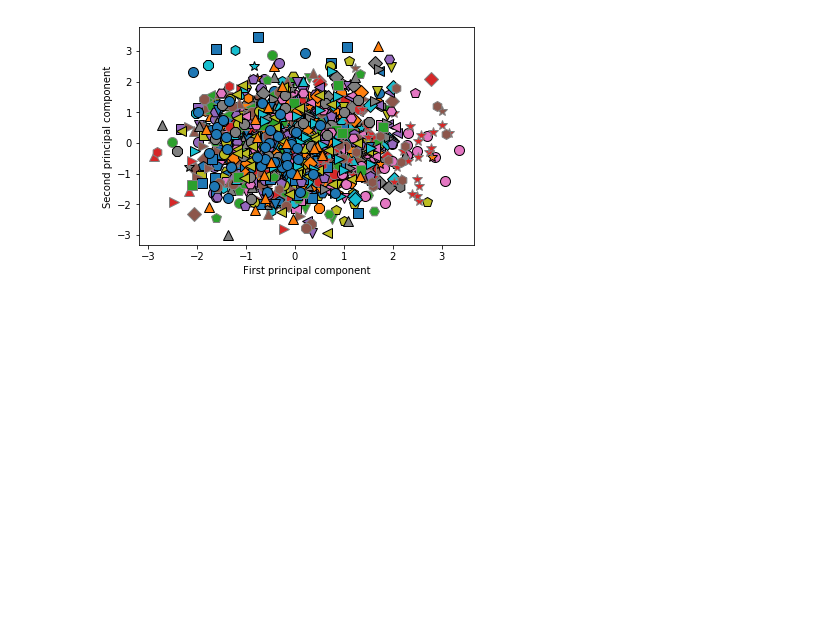
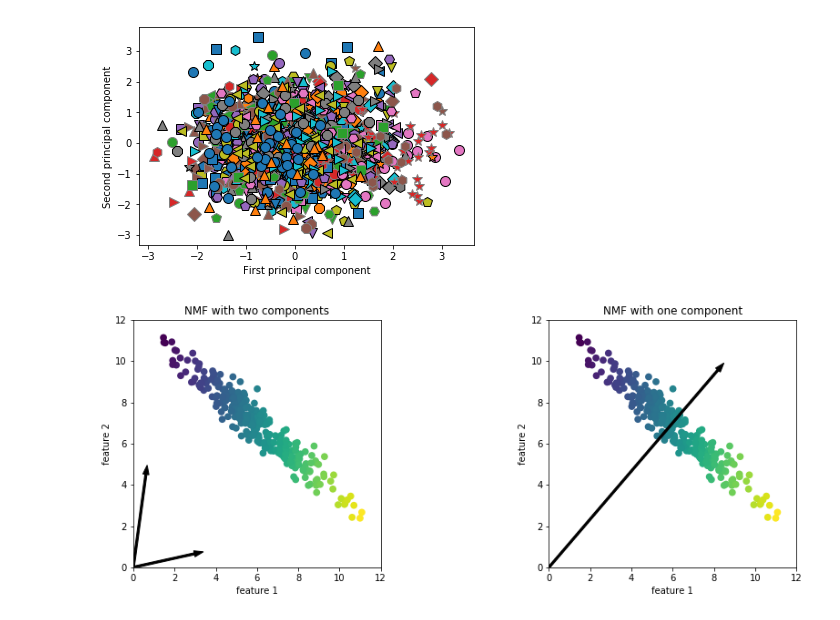
Before and after one commit to numa08/MachineLerningWithPython, a Jupyter notebook: chapter3/chapter3.ipynb, the cells around one changed output. Saved outputs shown, nothing was run; the diff lists cells and outputs as text; code cells hidden in the pictures; blank space fills up the shorter version.

```diff
--- a/chapter3/chapter3.ipynb
+++ b/chapter3/chapter3.ipynb
@@ -348,3 +348,7 @@ plt.ylabel("Second principal component")
 # %% [output]
 Text(0, 0.5, 'Second principal component')
 [figure]
+# %%
+mglearn.plots.plot_nmf_illustration()
+# %% [output]
+[figure, added]
```
Also changed, not shown: parts of 9 cells of this notebook, 3 other files.
